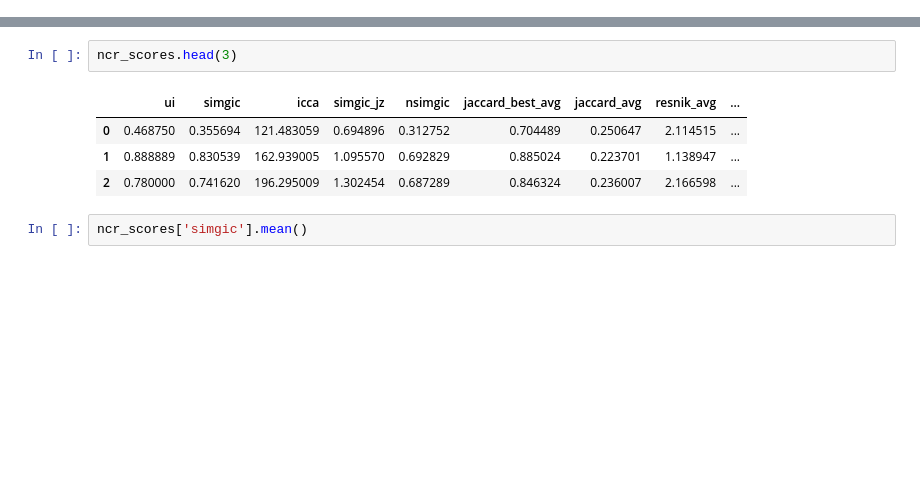
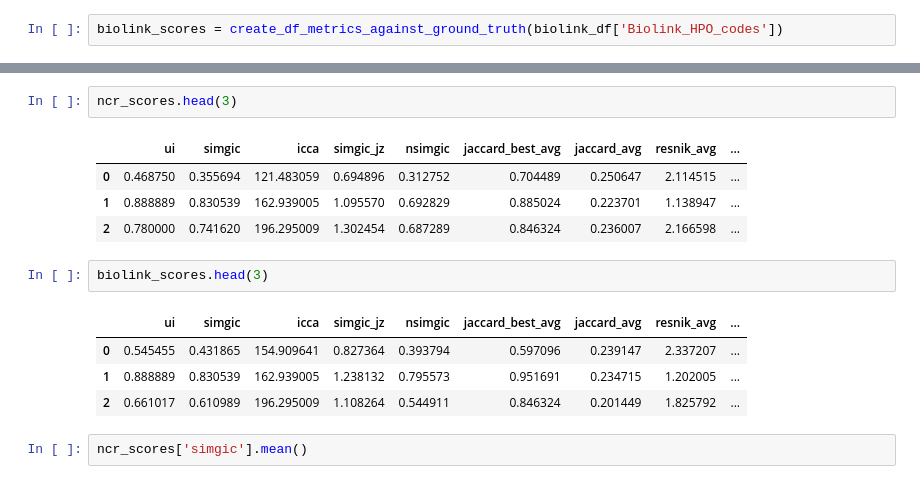
Before and after one commit to bbertoni/HackingSymptoms, a Jupyter notebook: code/PerformanceComparison/PerformanceComparison.ipynb, the cells around one changed output, grey strips where cells are left out. Cells and saved outputs as stored; diff of their text form; blank space fills up the shorter version.

```diff
--- a/code/PerformanceComparison/PerformanceComparison.ipynb
+++ b/code/PerformanceComparison/PerformanceComparison.ipynb
@@ -673,3 +673,5 @@ WARNING:patient_similarity.patient:Dropping term not found in HPO: HP:0003822
 WARNING:patient_similarity.patient:Dropping term not found in HPO: HP:0003813
 WARNING:patient_similarity.patient:Dropping term not found in HPO: HP:0004149
 WARNING:patient_similarity.patient:Dropping term not found in HPO: HP:0001432
+# %%
+biolink_scores = create_df_metrics_against_ground_truth(biolink_df['Biolink_HPO_codes'])
@@ -694,6 +714,13 @@ ncr_scores.head(3)
 | 0 | 0.468750 | 0.355694 | 121.483059 | 0.694896 | 0.312752 | 0.704489 | 0.250647 | 2.114515 | ... |
 | 1 | 0.888889 | 0.830539 | 162.939005 | 1.095570 | 0.692829 | 0.885024 | 0.223701 | 1.138947 | ... |
 | 2 | 0.780000 | 0.741620 | 196.295009 | 1.302454 | 0.687289 | 0.846324 | 0.236007 | 2.166598 | ... |
+# %%
+biolink_scores.head(3)
+# %% [output]
+|  | ui | simgic | icca | simgic_jz | nsimgic | jaccard_best_avg | jaccard_avg | resnik_avg | ... |
+| 0 | 0.545455 | 0.431865 | 154.909641 | 0.827364 | 0.393794 | 0.597096 | 0.239147 | 2.337207 | ... |
+| 1 | 0.888889 | 0.830539 | 162.939005 | 1.238132 | 0.795573 | 0.951691 | 0.234715 | 1.202005 | ... |
+| 2 | 0.661017 | 0.610989 | 196.295009 | 1.108264 | 0.544911 | 0.846324 | 0.201449 | 1.825792 | ... |
 # %%
 ncr_scores['simgic'].mean()
 # %% [output]
```
Also changed, not shown: parts of 6 cells of this notebook, 1 other file.
